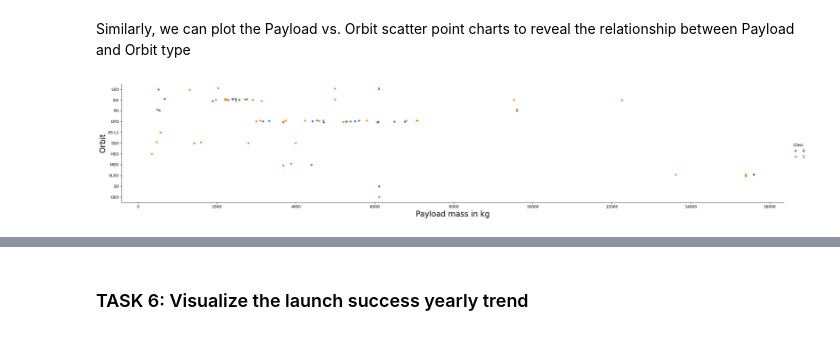
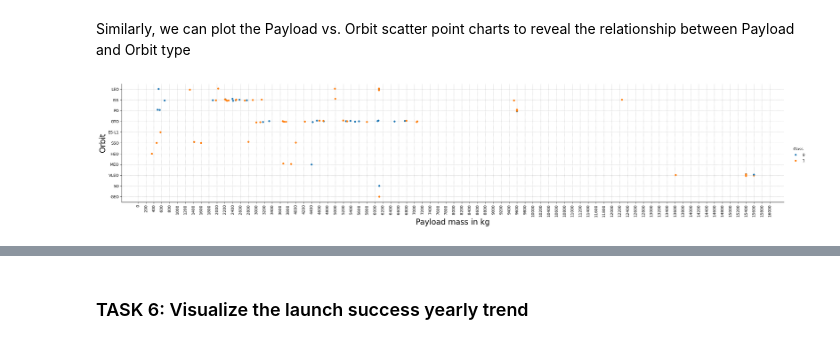
Before and after one commit to bigtomate/python_data_science_ML_capstone_project, a Jupyter notebook: module2_EDA/jupyter-labs-eda-dataviz-v2.ipynb, the cells around one changed output, grey strips where cells are left out. Saved outputs shown, nothing was run; the diff lists cells and outputs as text; code cells hidden in the pictures.

```diff
--- a/module2_EDA/jupyter-labs-eda-dataviz-v2.ipynb
+++ b/module2_EDA/jupyter-labs-eda-dataviz-v2.ipynb
@@ -191,9 +279,11 @@ You should see that in the LEO orbit the Success appears related to the number o
 Similarly, we can plot the Payload vs. Orbit scatter point charts to reveal the relationship between Payload and Orbit type
 # %%
 # Plot a scatter point chart with x axis to be Payload and y axis to be the Orbit, and hue to be the class value
-sns.catplot(y="Orbit", x="PayloadMass", hue="Class", data=df, aspect = 5)
+sns.catplot(y="Orbit", x="PayloadMass", hue="Class", data = df, aspect = 5)
+plt.grid(True, which='both', axis='both', linestyle='--', linewidth=0.5)
+plt.xticks(ticks=np.arange(0, 16001, 200), rotation = 90)
 plt.xlabel("Payload mass in kg",fontsize=20)
 plt.ylabel("Orbit",fontsize=20)
 plt.show()
 # %% [output]
-[figure, old version]
+[figure, new version]
```
Also changed, not shown: parts of 14 cells of this notebook, 9 other files.
